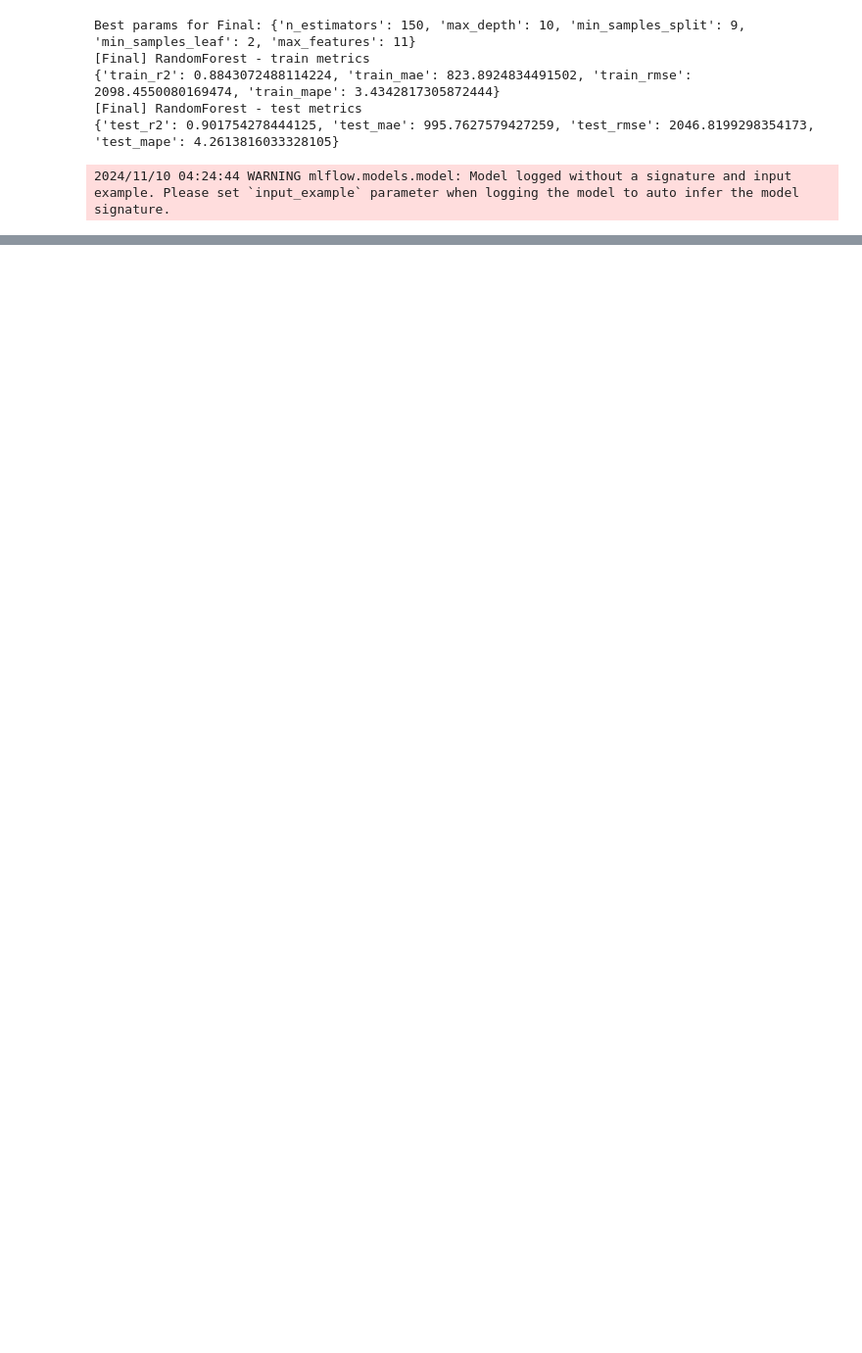
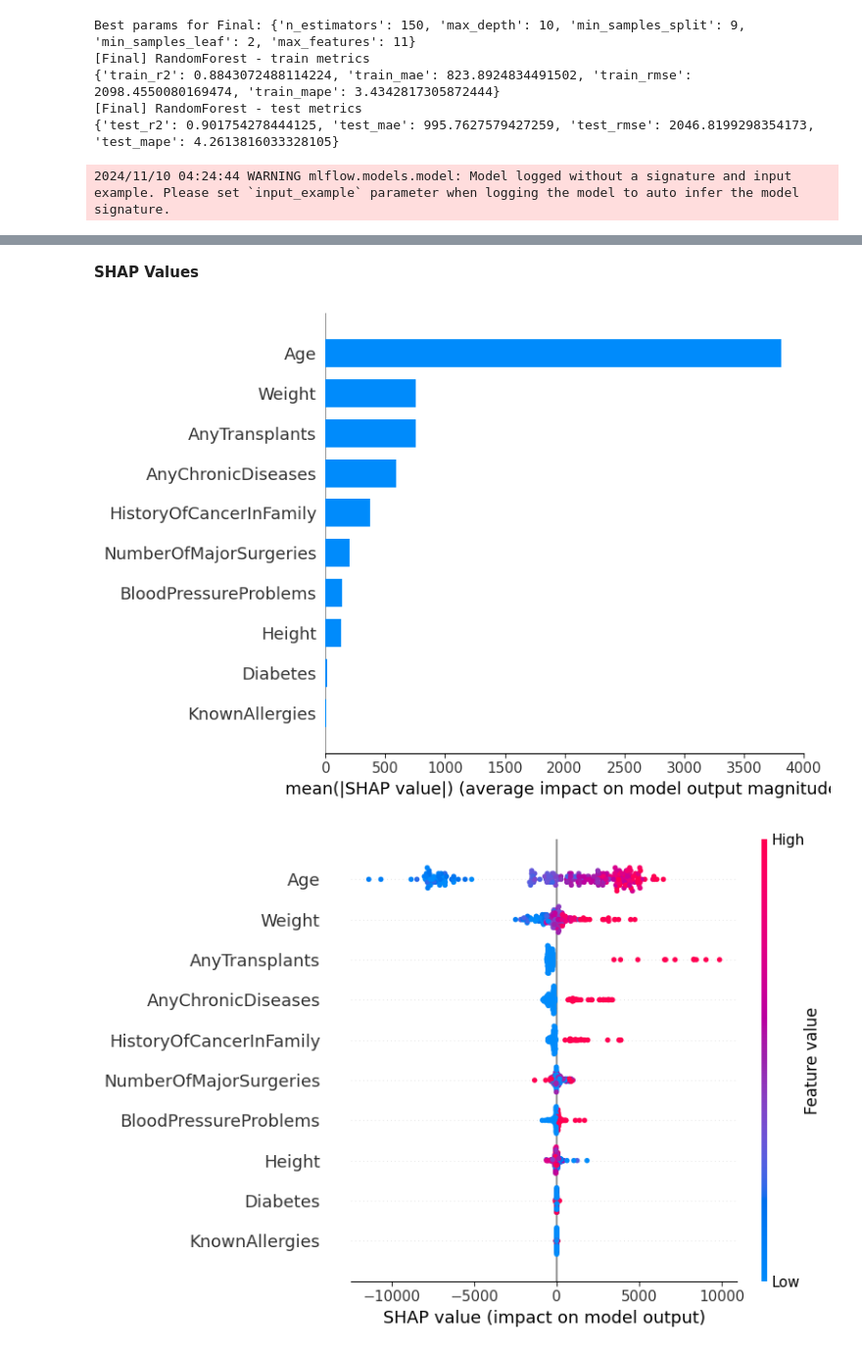
Before and after one commit to Kaushik-Vijayakumar/health-insurance-premium-prediction, a Jupyter notebook: NB2 - Model Building.ipynb, the cells around one changed output, grey strips where cells are left out. Shown: that part at 98% size. Cells and saved outputs as stored; diff of their text form; code cells hidden in the pictures; blank space fills up the shorter version.

Commit message:
Adding Feature importance using model

```diff
--- a/NB2 - Model Building.ipynb
+++ b/NB2 - Model Building.ipynb
@@ -442,0 +489,14 @@ Best params for Final: {'n_estimators': 150, 'max_depth': 10, 'min_samples_split
+# %%
+
+model_path = "streamlit/default_RandomForest_model.pkl"
+X_train, X_test, y_train, y_test = train_test_split(X, y, test_size=0.2, random_state=42)
+# Load your model from the pickle file
+with open(model_path, "rb") as f:
+    model = pickle.load(f)
+
+# Assuming X_test and y_test are your test datasets
+result = permutation_importance(model, X_test, y_test, n_repeats=10, random_state=42)
+
+# Display the feature importance
+for i in result.importances_mean.argsort()[::-1]:
+    print(f"{X_test.columns[i]}: {result.importances_mean[i]:.4f} ± {result.importances_std[i]:.4f}")
@@ -442,0 +514,13 @@ Best params for Final: {'n_estimators': 150, 'max_depth': 10, 'min_samples_split
+# %% [markdown]
+**SHAP Values**
+# %%
+# Initialize the SHAP explainer based on your model
+explainer = shap.TreeExplainer(model)  # This works well with tree-based models
+shap_values = explainer.shap_values(X_test)
+
+# Plot summary of feature importances
+shap.summary_plot(shap_values, X_test, plot_type="bar")  # bar plot for overall feature importance
+shap.summary_plot(shap_values, X_test)  # summary plot for distribution
+# %% [output]
+[figure, added]
+[figure, added]
```
Also changed, not shown: parts of 11 cells of this notebook, 1 other file.
